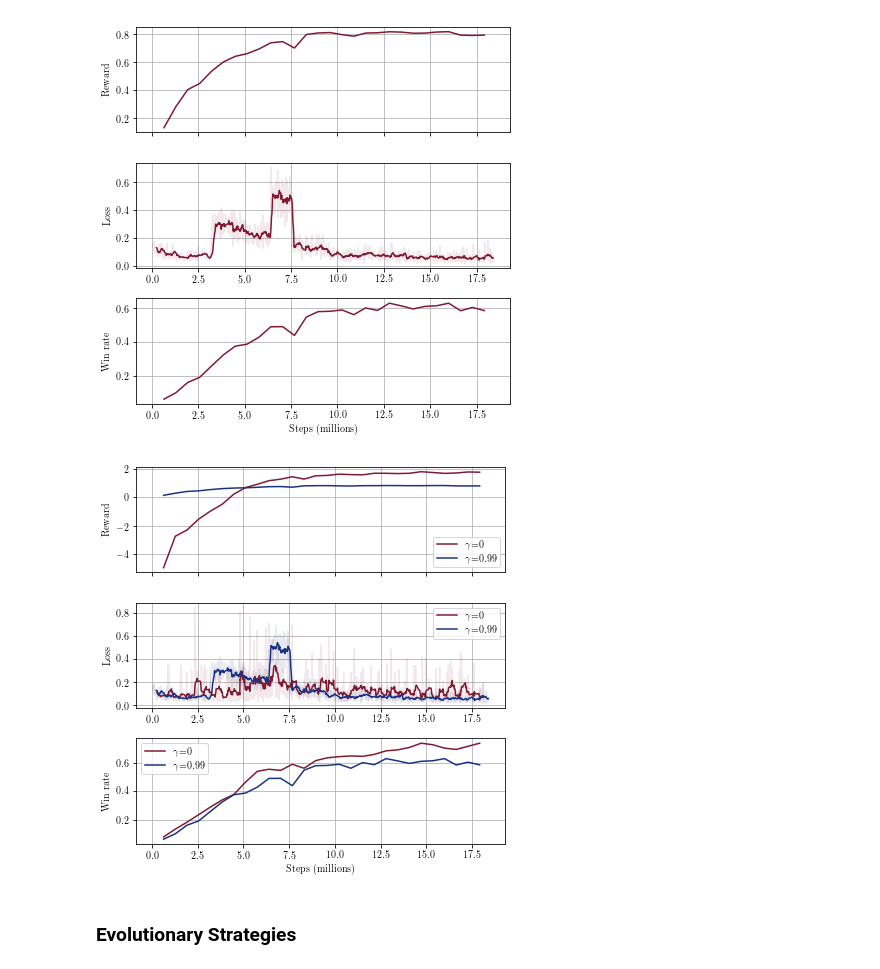
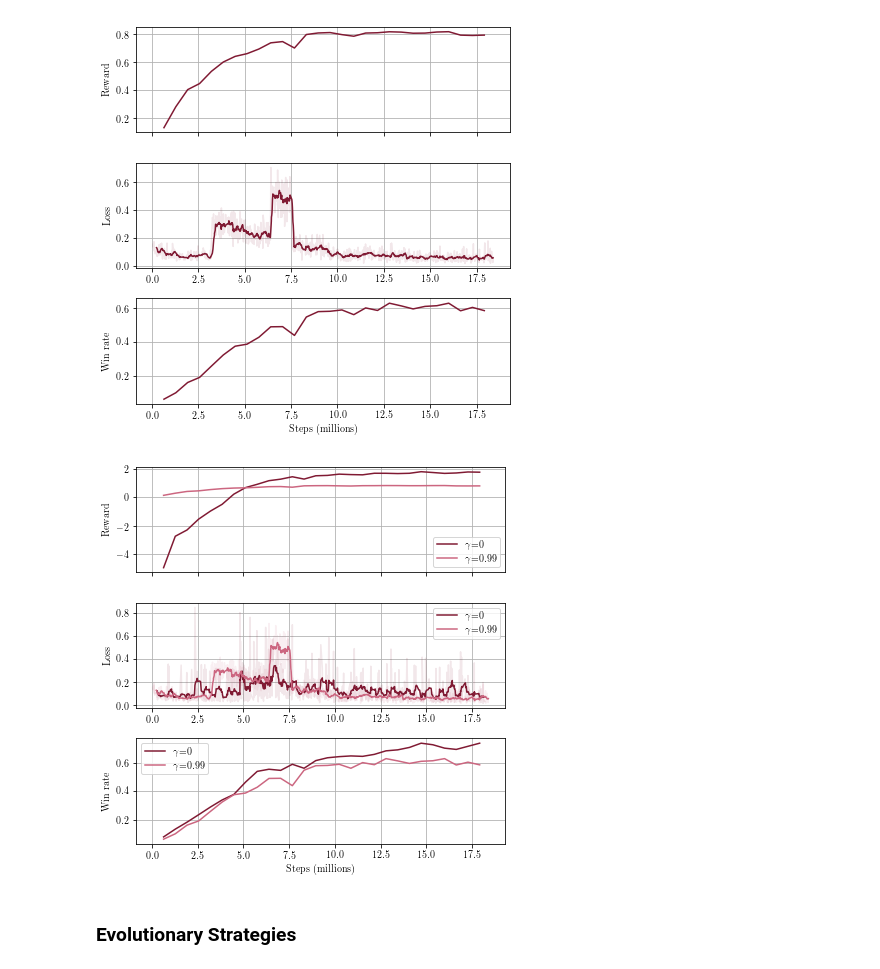
Before and after one commit to jakejhansen/minesweeper_solver, a Jupyter notebook: Minesweeper_results.ipynb, the cells around one changed output. Drawn from its saved outputs; the diff is of its cells as text; code cells hidden in the pictures.

Commit message:
Plot color correction, import cv2 statements deleted

```diff
--- a/Minesweeper_results.ipynb
+++ b/Minesweeper_results.ipynb
@@ -209,38 +209,39 @@ plt.show()
 # %% [output]
 [figure]
 # %%
+QL_color_2 = [0.8,0.4,0.5]
 
 fig = plt.figure(figsize=(6, 6))
 ax1 = plt.subplot(311)
 plt.plot(QL_steps_reward_q, QL_reward_q, color=QL_color+[1.0])
-plt.plot(QL_steps_reward, QL_reward, color=PG_color+[1.0])
+plt.plot(QL_steps_reward, QL_reward, color=QL_color_2+[1.0])
 plt.setp(ax1.get_xticklabels(), visible=False)
 plt.legend(['$\gamma$=0','$\gamma$=0.99'])
 plt.ylabel('Reward')
 plt.grid()
 
 ax2 = plt.subplot(312, sharex=ax1)
 plt.plot(QL_steps_loss_q, QL_loss_q, color=QL_color+[0.1], label='_nolegend_')
-plt.plot(QL_steps_loss, QL_loss, color=PG_color+[0.1], label='_nolegend_')
+plt.plot(QL_steps_loss, QL_loss, color=QL_color_2+[0.1], label='_nolegend_')
 plt.plot(QL_steps_loss_q, QL_loss_smooth_q, color=QL_color+[1.0])
-plt.plot(QL_steps_loss, QL_loss_smooth, color=PG_color+[1.0])
+plt.plot(QL_steps_loss, QL_loss_smooth, color=QL_color_2+[1.0])
 plt.setp(ax1.get_xticklabels(), visible=False)
 plt.ylabel('Loss')
 plt.legend(['$\gamma$=0','$\gamma$=0.99'])
 plt.grid()
 
 ax3 = plt.subplot(313, sharex=ax1)
 plt.plot(QL_steps_q, QL_winrate_q, color=QL_color+[1.0])
-plt.plot(QL_steps, QL_winrate, color=PG_color+[1.0])
+plt.plot(QL_steps, QL_winrate, color=QL_color_2+[1.0])
 plt.ylabel('Win rate')
 plt.legend(['$\gamma$=0','$\gamma$=0.99'])
 plt.xlabel('Steps (millions)')
 plt.grid()
 plt.tight_layout()
 plt.savefig(os.path.join('Results/Q-Learning/Q-Learning-res_net2_compare.pdf'))
 plt.show()
 # %% [output]
-[figure, old version]
+[figure, new version]
 # %% [markdown]
 ### Evolutionary Strategies
 # %%
```
Also changed, not shown: parts of 4 cells of this notebook, 44 other files.
